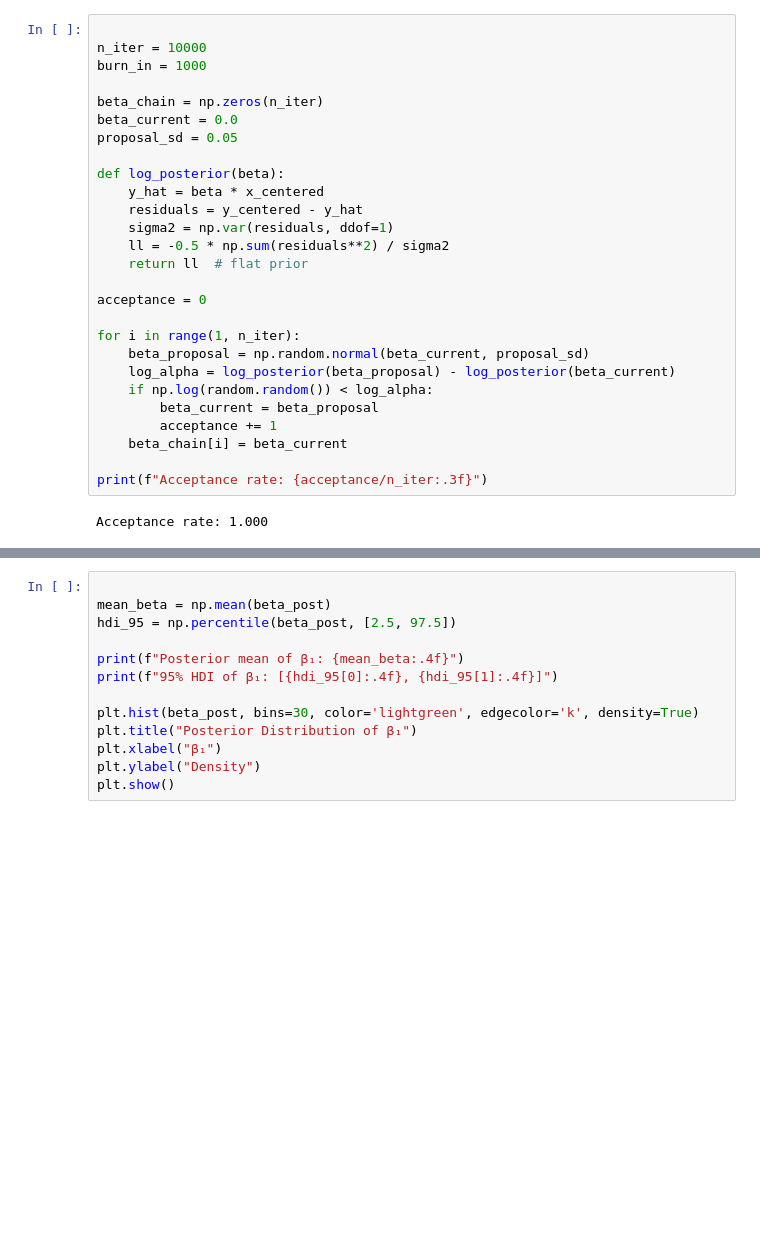
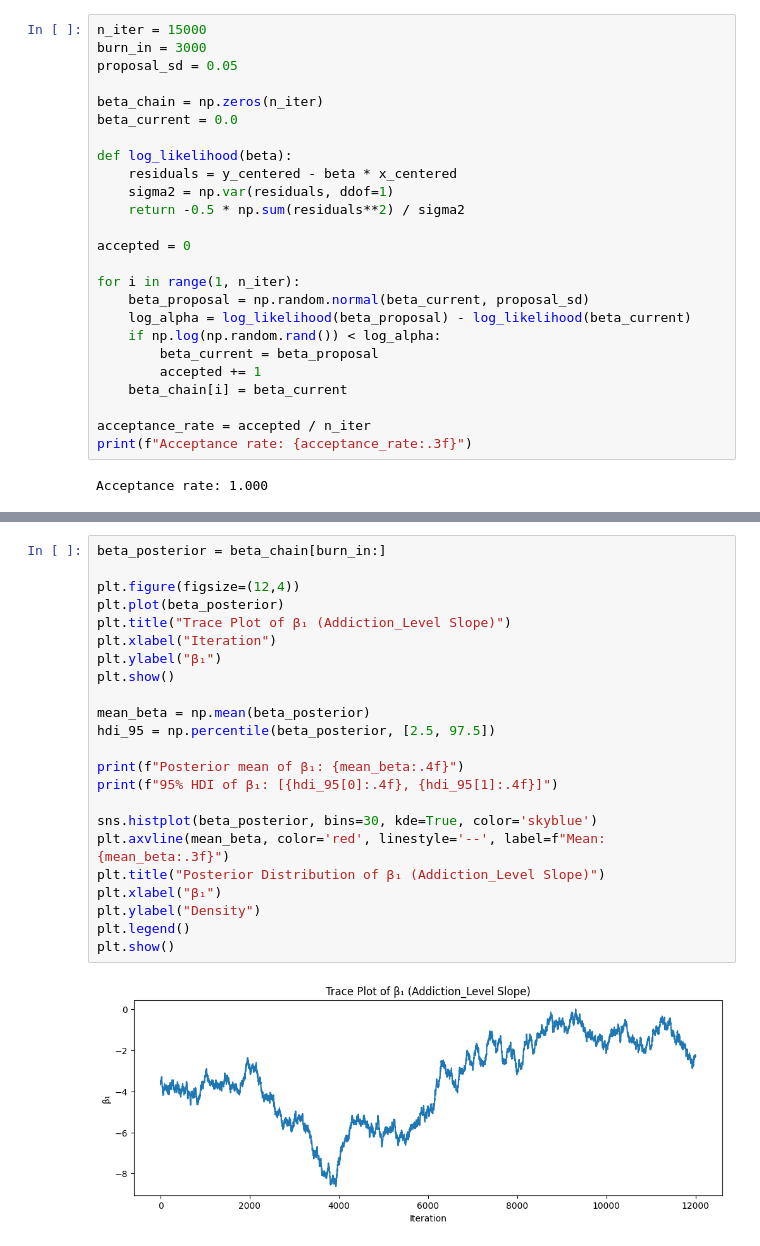
Before and after one commit to Monferium/APM1210, a Jupyter notebook: 2_Resampling_and_Inferential_Statistics.ipynb, the cells around one changed output, grey strips where cells are left out. Drawn from its saved outputs; the diff is of its cells as text; blank space fills up the shorter version.

```diff
--- a/2_Resampling_and_Inferential_Statistics.ipynb
+++ b/2_Resampling_and_Inferential_Statistics.ipynb
@@ -297,31 +296,29 @@ y_centered = y - np.mean(y)
 We model **Academic_Performance = β₀ + β₁ * Addiction_Level + ε**
 and use MCMC to sample from the posterior distribution of **β₁**.
 # %%
-
-n_iter = 10000
-burn_in = 1000
+n_iter = 15000
+burn_in = 3000
+proposal_sd = 0.05
 
 beta_chain = np.zeros(n_iter)
 beta_current = 0.0
-proposal_sd = 0.05
 
-def log_posterior(beta):
-    y_hat = beta * x_centered
-    residuals = y_centered - y_hat
+def log_likelihood(beta):
+    residuals = y_centered - beta * x_centered
     sigma2 = np.var(residuals, ddof=1)
-    ll = -0.5 * np.sum(residuals**2) / sigma2
-    return ll  # flat prior
+    return -0.5 * np.sum(residuals**2) / sigma2
 
-acceptance = 0
+accepted = 0
 
 for i in range(1, n_iter):
     beta_proposal = np.random.normal(beta_current, proposal_sd)
-    log_alpha = log_posterior(beta_proposal) - log_posterior(beta_current)
-    if np.log(random.random()) < log_alpha:
+    log_alpha = log_likelihood(beta_proposal) - log_likelihood(beta_current)
+    if np.log(np.random.rand()) < log_alpha:
         beta_current = beta_proposal
-        acceptance += 1
+        accepted += 1
     beta_chain[i] = beta_current
 
-print(f"Acceptance rate: {acceptance/n_iter:.3f}")
+acceptance_rate = accepted / n_iter
+print(f"Acceptance rate: {acceptance_rate:.3f}")
 # %% [output]
 Acceptance rate: 1.000
@@ -342,14 +335,25 @@ beta_post = beta_chain[burn_in:]
 # %%
+beta_posterior = beta_chain[burn_in:]
 
-mean_beta = np.mean(beta_post)
-hdi_95 = np.percentile(beta_post, [2.5, 97.5])
+plt.figure(figsize=(12,4))
+plt.plot(beta_posterior)
+plt.title("Trace Plot of β₁ (Addiction_Level Slope)")
+plt.xlabel("Iteration")
+plt.ylabel("β₁")
+plt.show()
+
+mean_beta = np.mean(beta_posterior)
+hdi_95 = np.percentile(beta_posterior, [2.5, 97.5])
 
 print(f"Posterior mean of β₁: {mean_beta:.4f}")
 print(f"95% HDI of β₁: [{hdi_95[0]:.4f}, {hdi_95[1]:.4f}]")
 
-plt.hist(beta_post, bins=30, color='lightgreen', edgecolor='k', density=True)
-plt.title("Posterior Distribution of β₁")
+sns.histplot(beta_posterior, bins=30, kde=True, color='skyblue')
+plt.axvline(mean_beta, color='red', linestyle='--', label=f"Mean: {mean_beta:.3f}")
+plt.title("Posterior Distribution of β₁ (Addiction_Level Slope)")
 plt.xlabel("β₁")
 plt.ylabel("Density")
+plt.legend()
 plt.show()
 # %% [output]
+[figure, new version]
```
Also changed, not shown: parts of 12 cells of this notebook.
